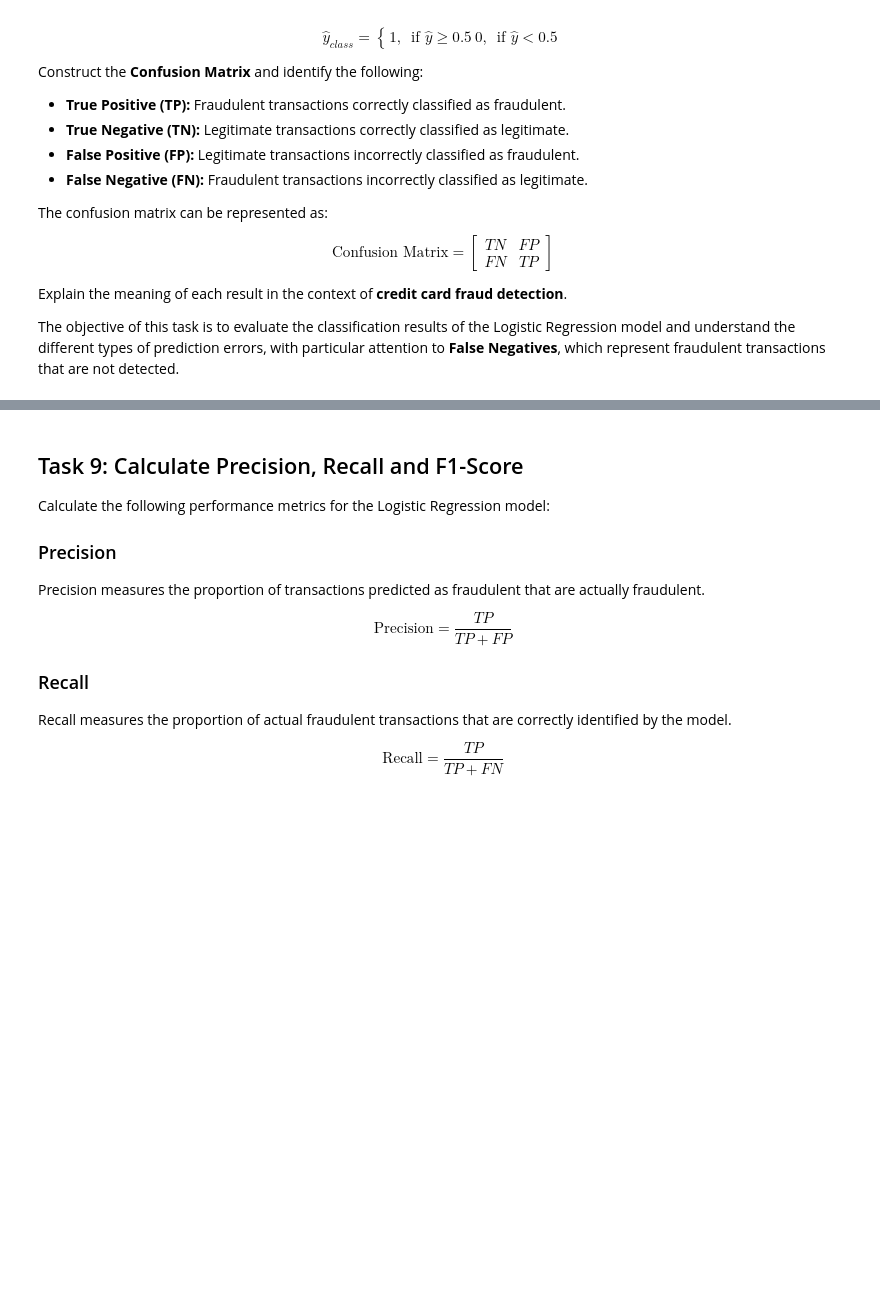
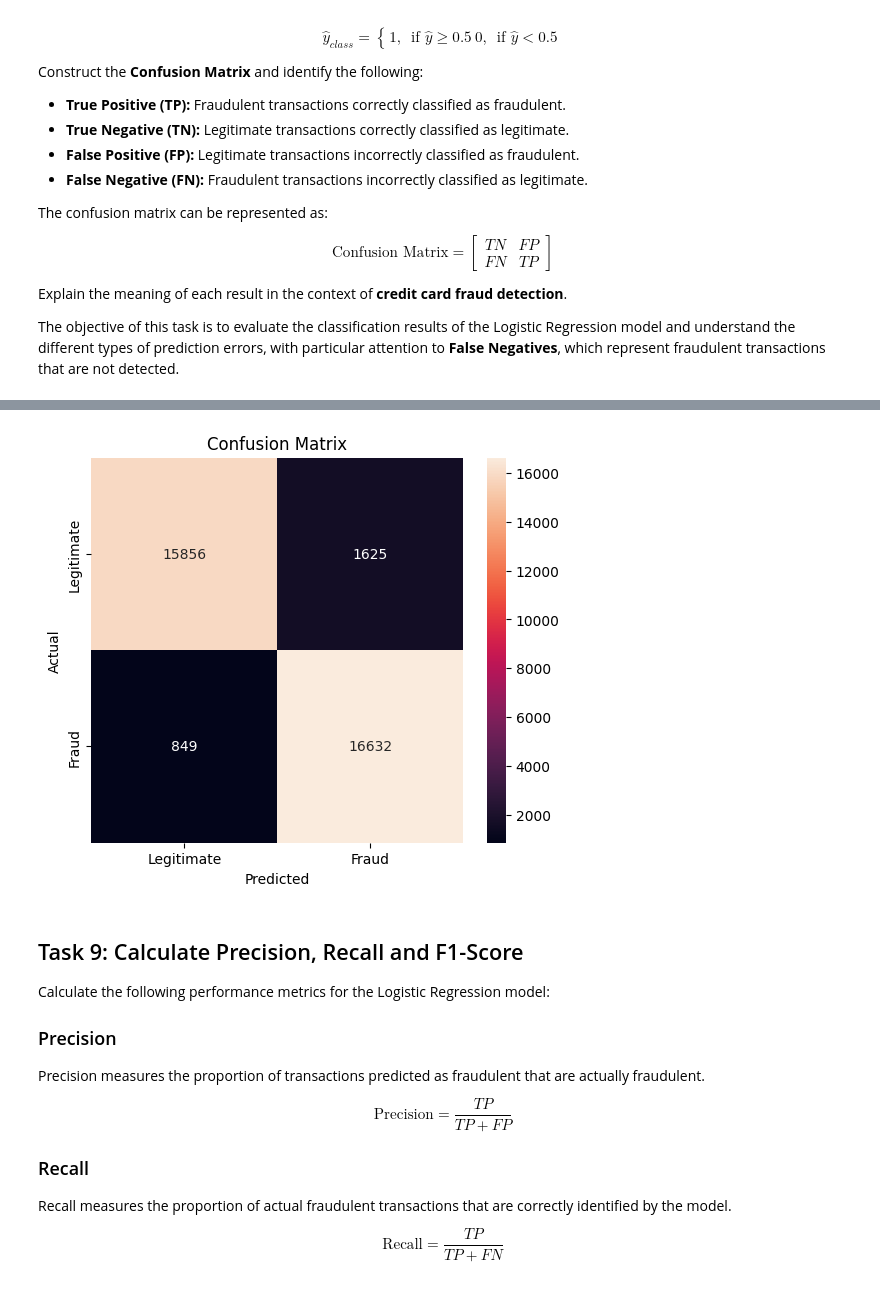
Before and after one commit to Kartik172005/CSL701-CE10_Machine-Learning-Lab, a Jupyter notebook: Experiment/MLExp4.ipynb, the cells around one changed output, grey strips where cells are left out. Drawn from its saved outputs; the diff is of its cells as text; code cells hidden in the pictures; blank space fills up the shorter version.

```diff
--- a/Experiment/MLExp4.ipynb
+++ b/Experiment/MLExp4.ipynb
@@ -2219,0 +1054,89 @@ Confusion Matrix:
+# %%
+# TASK 8: Predictions and Confusion Matrix
+
+# Function to calculate probability
+def predict_probability(X, w, b):
+
+    z = np.dot(X, w) + b
+
+    return sigmoid(z)
+
+
+# Function to predict class
+def predict_class(X, w, b, threshold=0.5):
+
+    probability = predict_probability(
+        X,
+        w,
+        b
+    )
+
+    return (probability >= threshold).astype(int)
+
+
+# Validation probabilities
+y_val_prob = predict_probability(
+    X_val.values,
+    w,
+    b
+)
+
+# Validation predictions
+y_val_pred = predict_class(
+    X_val.values,
+    w,
+    b
+)
+
+
+# Test probabilities
+y_test_prob = predict_probability(
+    X_test.values,
+    w,
+    b
+)
+
+# Test predictions
+y_test_pred = predict_class(
+    X_test.values,
+    w,
+    b
+)
+
+
+# Confusion Matrix
+cm = confusion_matrix(
+    y_test,
+    y_test_pred
+)
+
+print("Confusion Matrix:")
+print(cm)
+
+
+# Extract values
+TN, FP, FN, TP = cm.ravel()
+
+print("\nTrue Negative (TN):", TN)
+print("False Positive (FP):", FP)
+print("False Negative (FN):", FN)
+print("True Positive (TP):", TP)
+
+
+# Plot confusion matrix
+plt.figure(figsize=(6, 5))
+
+sns.heatmap(
+    cm,
+    annot=True,
+    fmt="d",
+    xticklabels=["Legitimate", "Fraud"],
+    yticklabels=["Legitimate", "Fraud"]
+)
+
+plt.xlabel("Predicted")
+plt.ylabel("Actual")
+plt.title("Confusion Matrix")
+
+plt.show()
+# %% [output]
@@ -2220,3 +1151,4 @@ Confusion Matrix:
+[figure, added]
 # %% [markdown]
 ## Task 9: Calculate Precision, Recall and F1-Score
 
```
Also changed, not shown: parts of 18 cells of this notebook.
